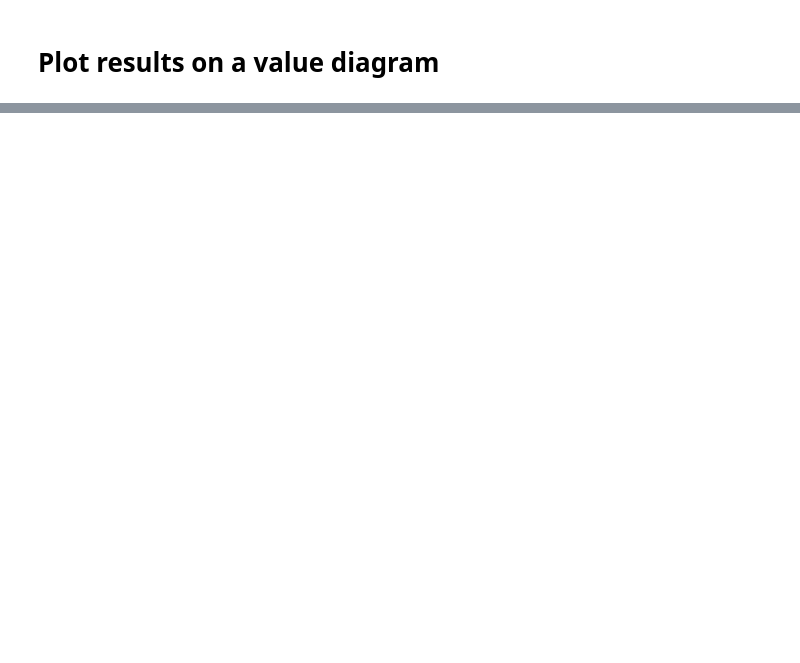
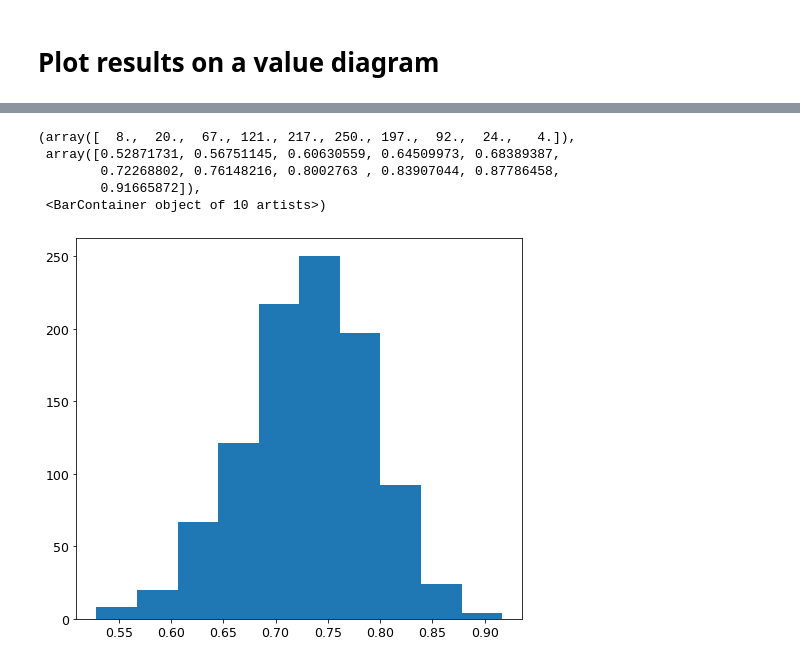
Before and after one commit to richardlaugesen/ruvpy, a Jupyter notebook: examples/example_3.ipynb, the cells around one changed output, grey strips where cells are left out. Saved outputs shown, nothing was run; the diff lists cells and outputs as text; code cells hidden in the pictures; blank space fills up the shorter version.

```diff
--- a/examples/example_3.ipynb
+++ b/examples/example_3.ipynb
@@ -108,0 +124,9 @@ plt.legend()
+# %%
+plt.hist(results_bootstrap.bootstrap_distribution[50])
+# %% [output]
+(array([  8.,  20.,  67., 121., 217., 250., 197.,  92.,  24.,   4.]),
+ array([0.52871731, 0.56751145, 0.60630559, 0.64509973, 0.68389387,
+        0.72268802, 0.76148216, 0.8002763 , 0.83907044, 0.87786458,
+        0.91665872]),
+ <BarContainer object of 10 artists>)
+[figure, added]
```
Also changed, not shown: parts of 4 cells of this notebook.
